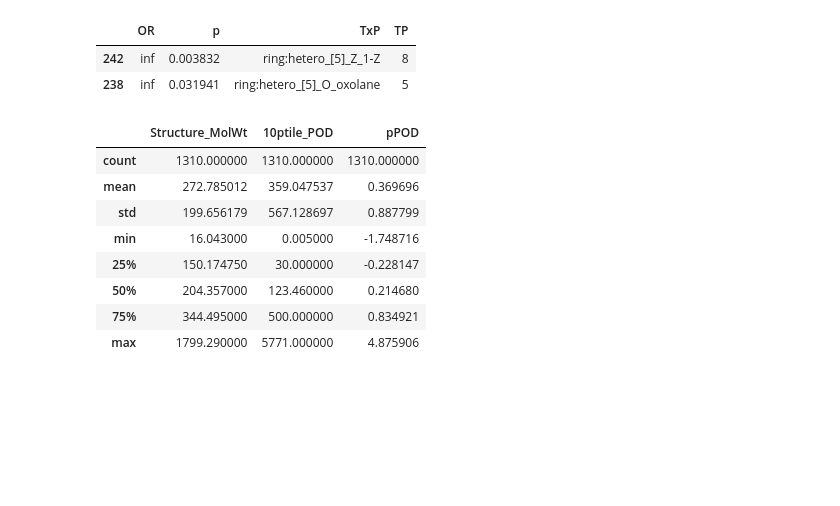
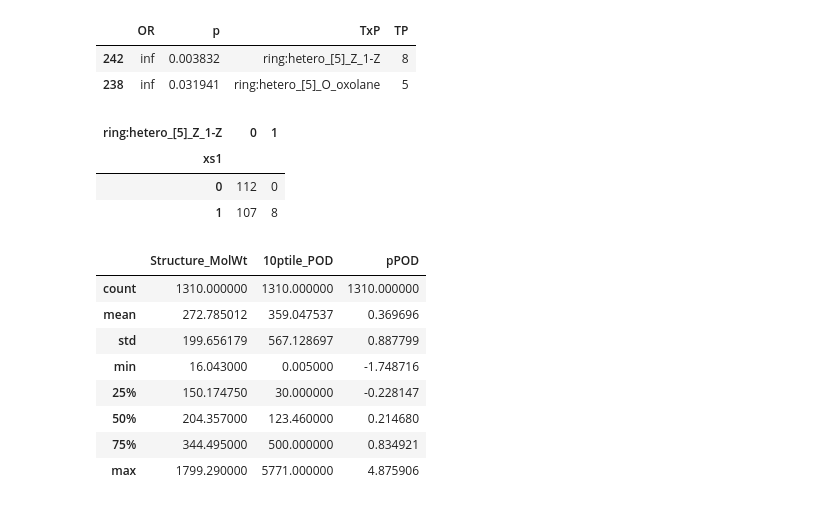
Before and after one commit to patlewig/read-across, a Jupyter notebook: notebooks/05_genra.ipynb, the cells around one changed output. Saved outputs shown, nothing was run; the diff lists cells and outputs as text; code cells hidden in the pictures; blank space fills up the shorter version.

```diff
--- a/notebooks/05_genra.ipynb
+++ b/notebooks/05_genra.ipynb
@@ -823,6 +823,8 @@ final_df3[final_df3['pred_POD'] > final_df3['echa_POD_min']]
 85 rows × 16 columns
 # %%
 final_df3.to_csv(external_dir+'final_df3_270823.csv')
+# %%
+final_df3 = pd.read_csv(external_dir+'final_df3_270823.csv', index_col = [0])
 # %%
 final_df3
 # %% [output]
@@ -963,6 +971,13 @@ txp_enrich[(txp_enrich['OR'] >= 3) & (txp_enrich['p'] < 0.05 ) & (txp_enrich['TP
 |  | OR | p | TxP | TP |
 | 242 | inf | 0.003832 | ring:hetero_[5]_Z_1-Z | 8 |
 | 238 | inf | 0.031941 | ring:hetero_[5]_O_oxolane | 5 |
+# %%
+pd.crosstab(txps.iloc[:,-1],txps.loc[:,'ring:hetero_[5]_Z_1-Z'])
+# %% [output]
+| ring:hetero_[5]_Z_1-Z | 0 | 1 |
+| xs1 |  |  |
+| 0 | 112 | 0 |
+| 1 | 107 | 8 |
 # %%
 #df
 # %%
```
Also changed, not shown: parts of 6 cells of this notebook, 5 other files.
